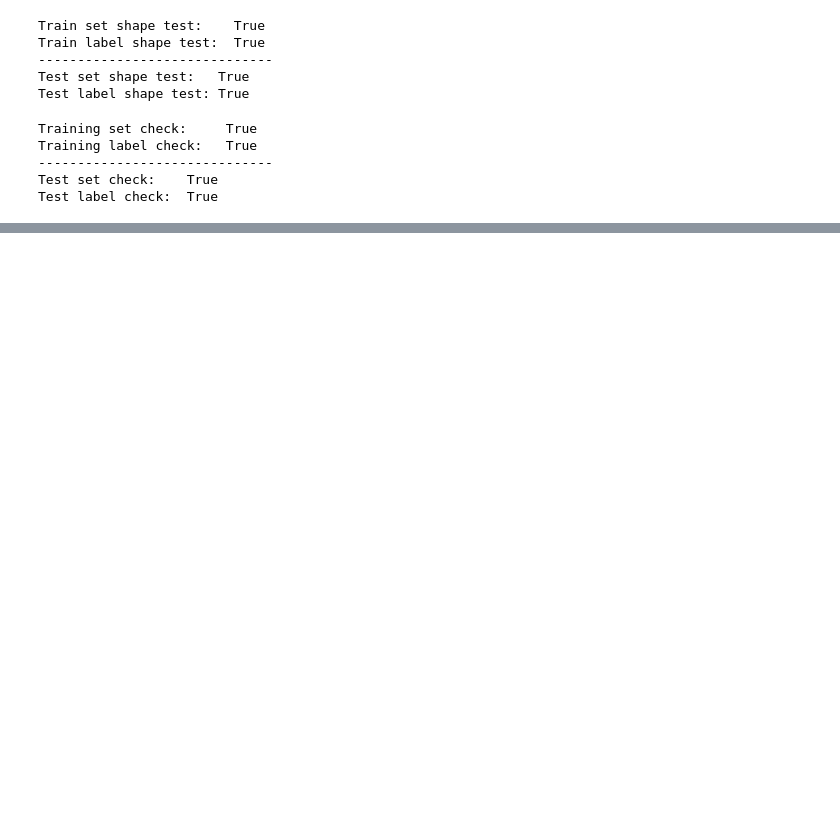
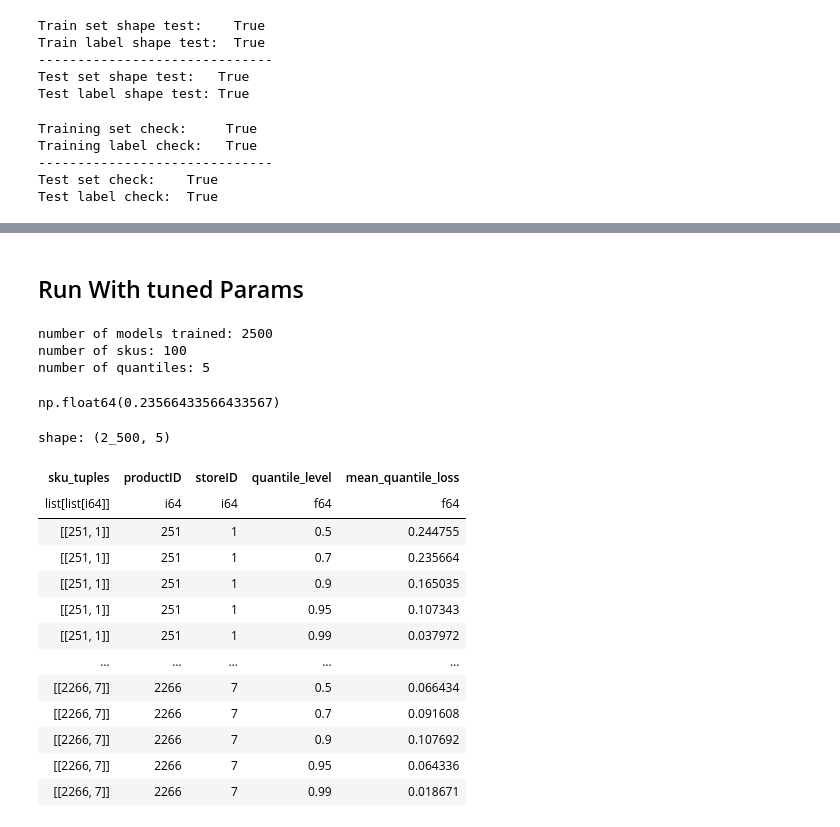
Before and after one commit to ivn23/bench-time, a Jupyter notebook: pipeline_test.ipynb, the cells around one changed output, grey strips where cells are left out. Cells and saved outputs as stored; diff of their text form; code cells hidden in the pictures; blank space fills up the shorter version.

```diff
--- a/pipeline_test.ipynb
+++ b/pipeline_test.ipynb
@@ -291,0 +254,9 @@ Test label check:  True
+# %%
+data_config = DataConfig(
+    mapping_path = 'data/feature_mapping_train.pkl',
+    features_path = "/Users/ivn/Documents/PhD/Transformer Research/Code/Benchmarking/data/db_snapshot_offsite/train_data/processed/train_data_features.feather",
+    target_path = "/Users/ivn/Documents/PhD/Transformer Research/Code/Benchmarking/data/db_snapshot_offsite/train_data/train_data/train_data_target.feather",
+    split_date="2016-01-01",
+)
+
+pipeline = BenchmarkPipeline(data_config)
@@ -291,0 +315,65 @@ Test label check:  True
+# %% [markdown]
+## Run With tuned Params
+# %%
+sku_tuples=[(1912, 7), (377, 1), (715, 7)]
+quantiles = [0.5, 0.7, 0.9, 0.95, 0.99]
+
+hyperparameters = {'eta': 0.2251586017238223,
+ 'max_depth': 10,
+ 'min_child_weight': 26,
+ 'subsample': 0.9639446007829685,
+ 'colsample_bytree': 0.6507755877543546,
+ 'gamma': 0.6139963456942783,
+ 'reg_alpha': 6.768595449859619,
+ 'reg_lambda': 4.832153974114423,
+ 'n_estimators': 293}
+
+pipeline = BenchmarkPipeline(data_config)
+# %%
+results_lightning_std = pipeline.run_experiment(
+    sku_tuples=sku_tuples_complete[:500],
+    modeling_strategy=ModelingStrategy.INDIVIDUAL,
+    model_type="xgboost_quantile",
+    quantile_alphas=quantiles,
+    hyperparameters = hyperparameters,
+    experiment_name="xgb_quantile_test",
+    evaluate_on_test=True
+)
+# %%
+print(f"number of models trained: {len(results_lightning_std.training_results)}")
+print(f"number of skus: {len(sku_tuples_complete[:100])}")
+print(f"number of quantiles: {len(quantiles)}")
+# %% [output]
+number of models trained: 2500
+number of skus: 100
+number of quantiles: 5
+# %%
+results_lightning_std.training_results[1].performance_metrics.get('mean_quantile_loss')
+# %% [output]
+np.float64(0.23566433566433567)
+# %%
+# More comprehensive DataFrame with additional metrics
+results_df = pl.DataFrame({
+    "sku_tuples": [result.sku_tuples for result in results_lightning_std.training_results],
+    "productID": [result.sku_tuples[0][0] for result in results_lightning_std.training_results],
+    "storeID": [result.sku_tuples[0][1] for result in results_lightning_std.training_results],
+    "quantile_level": [result.quantile_level for result in results_lightning_std.training_results],
+    "mean_quantile_loss" : [result.performance_metrics.get('mean_quantile_loss') for result in results_lightning_std.training_results]
+})
+
+results_df
+# %% [output]
+shape: (2_500, 5)
+| sku_tuples | productID | storeID | quantile_level | mean_quantile_loss |
+| list[list[i64]] | i64 | i64 | f64 | f64 |
+| [[251, 1]] | 251 | 1 | 0.5 | 0.244755 |
+| [[251, 1]] | 251 | 1 | 0.7 | 0.235664 |
+| [[251, 1]] | 251 | 1 | 0.9 | 0.165035 |
+| [[251, 1]] | 251 | 1 | 0.95 | 0.107343 |
+| [[251, 1]] | 251 | 1 | 0.99 | 0.037972 |
+| … | … | … | … | … |
+| [[2266, 7]] | 2266 | 7 | 0.5 | 0.066434 |
+| [[2266, 7]] | 2266 | 7 | 0.7 | 0.091608 |
+| [[2266, 7]] | 2266 | 7 | 0.9 | 0.107692 |
+| [[2266, 7]] | 2266 | 7 | 0.95 | 0.064336 |
+| [[2266, 7]] | 2266 | 7 | 0.99 | 0.018671 |
```
Also changed, not shown: parts of 25 cells of this notebook, 13 other files.
